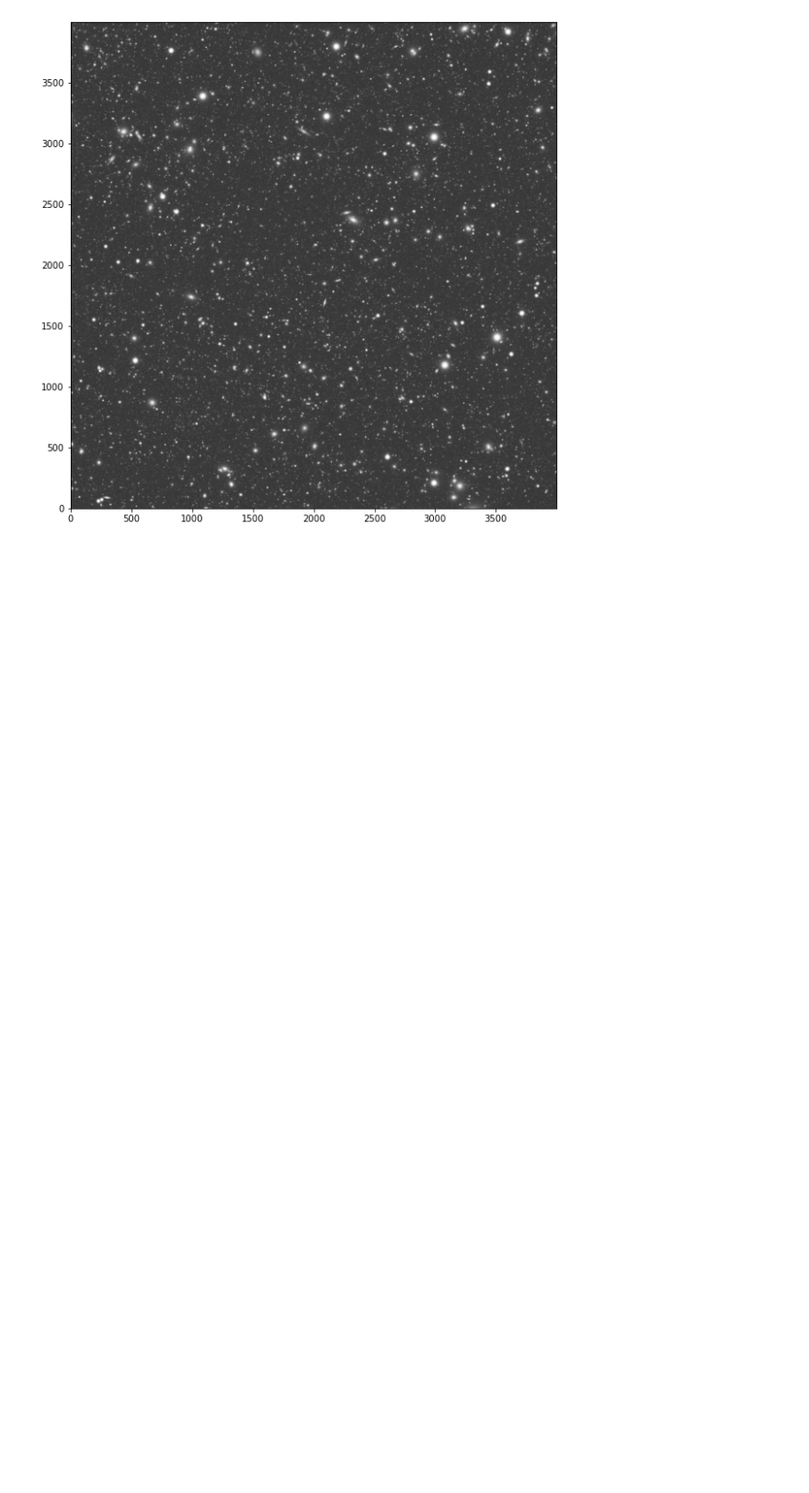
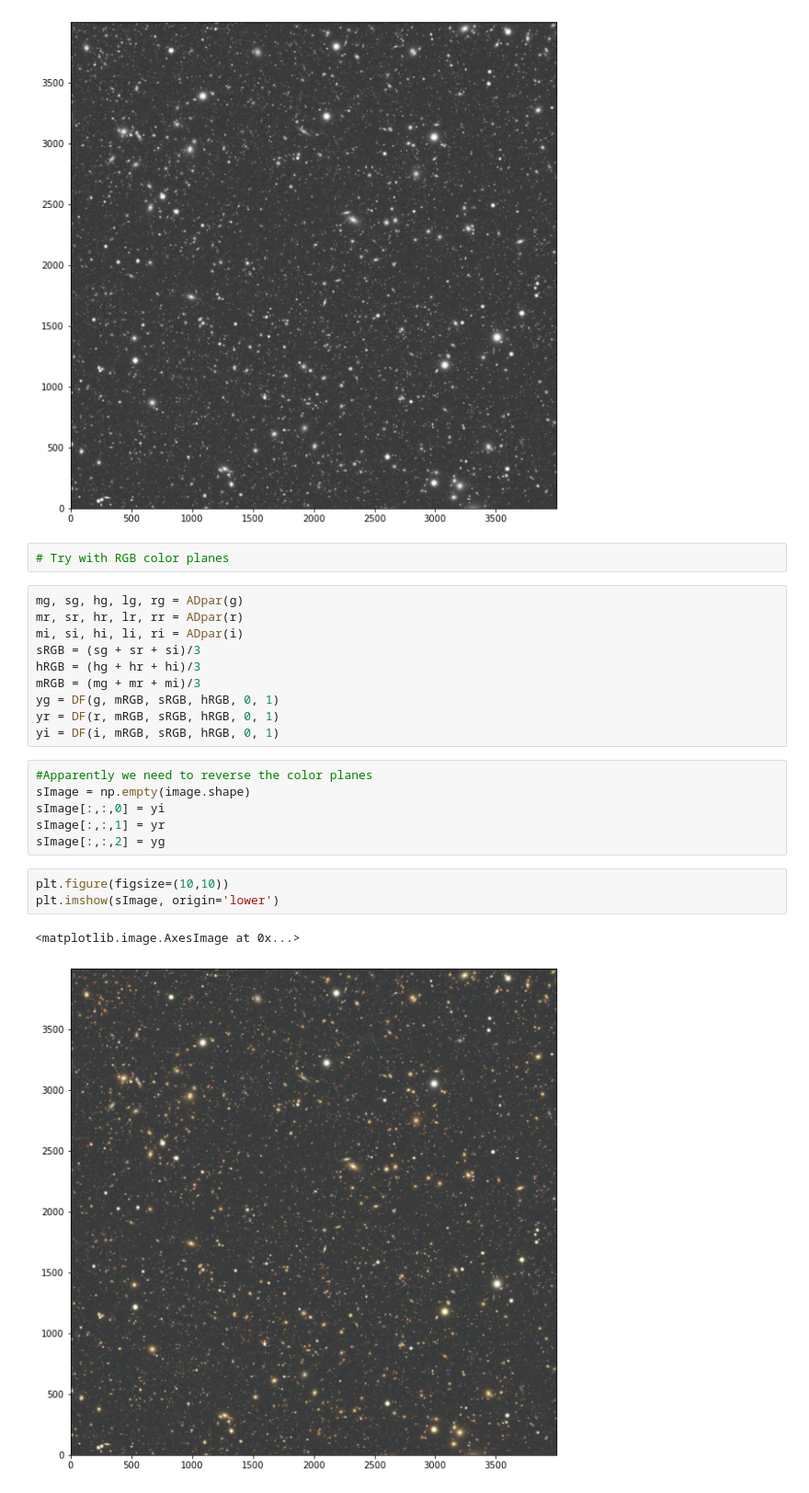
Before and after one commit to boutigny/LSST_notebooks, a Jupyter notebook: ML/optimal_stretch.ipynb, the cells around one changed output. Shown at 92% size. Saved outputs shown, nothing was run; the diff lists cells and outputs as text; blank space fills up the shorter version.

Commit message:
add support for color images in optimal_stretch notebook

```diff
--- a/ML/optimal_stretch.ipynb
+++ b/ML/optimal_stretch.ipynb
@@ -113,3 +113,27 @@ plt.imshow(y, origin='lower', cmap="gray")
 # %% [output]
 <matplotlib.image.AxesImage at 0x...>
 [figure]
+# %%
+# Try with RGB color planes
+# %%
+mg, sg, hg, lg, rg = ADpar(g)
+mr, sr, hr, lr, rr = ADpar(r)
+mi, si, hi, li, ri = ADpar(i)
+sRGB = (sg + sr + si)/3
+hRGB = (hg + hr + hi)/3
+mRGB = (mg + mr + mi)/3
+yg = DF(g, mRGB, sRGB, hRGB, 0, 1)
+yr = DF(r, mRGB, sRGB, hRGB, 0, 1)
+yi = DF(i, mRGB, sRGB, hRGB, 0, 1)
+# %%
+#Apparently we need to reverse the color planes
+sImage = np.empty(image.shape)
+sImage[:,:,0] = yi
+sImage[:,:,1] = yr
+sImage[:,:,2] = yg
+# %%
+plt.figure(figsize=(10,10))
+plt.imshow(sImage, origin='lower')
+# %% [output]
+<matplotlib.image.AxesImage at 0x...>
+[figure, added]
```
